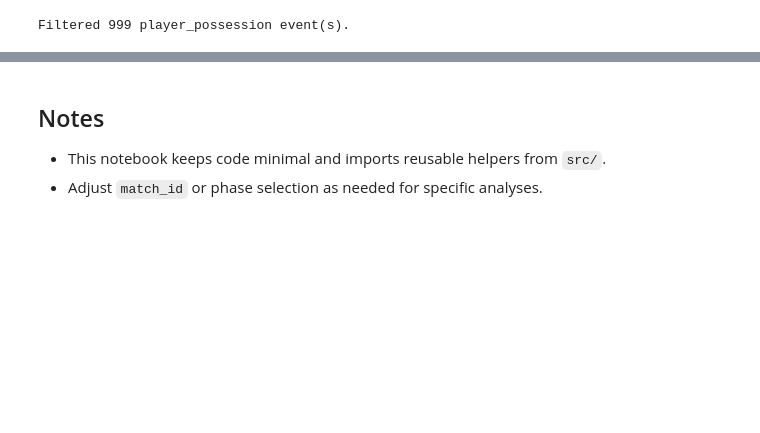
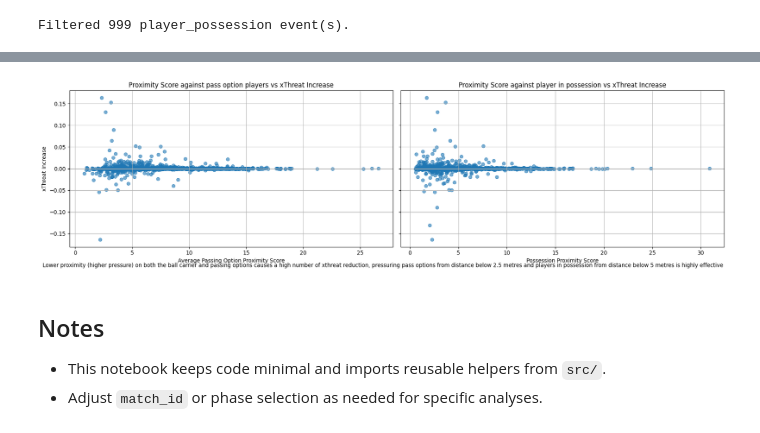
Before and after one commit to falguni7/analytics_cup_research_fg, a Jupyter notebook: submission.ipynb, the cells around one changed output, grey strips where cells are left out. Drawn from its saved outputs; the diff is of its cells as text; code cells hidden in the pictures; blank space fills up the shorter version.

```diff
--- a/submission.ipynb
+++ b/submission.ipynb
@@ -474,3 +370,40 @@ plt.show()
+# %%
+# Side-by-side subplots: avg_po vs xThreat Increase, and pp vs xThreat Increase
+import matplotlib.pyplot as plt
+pp_rows = enriched_de_match[enriched_de_match["event_type"] == "player_possession"]
+
+fig, axes = plt.subplots(1, 2, figsize=(18, 5), sharey=True)
+
+# Left: Average Passing Option Proximity vs xThreat Increase
+axes[0].scatter(
+    pp_rows["avg_po_proximity_score"],
+    pp_rows["xthreat_increase"],
+    alpha=0.6,
+)
+axes[0].set_xlabel("Average Passing Option Proximity Score")
+axes[0].set_ylabel("xThreat Increase")
+axes[0].set_title("Proximity Score against pass option players vs xThreat Increase")
+axes[0].grid(True)
+
+# Right: Possession Proximity vs xThreat Increase
+axes[1].scatter(
+    pp_rows["pp_proximity_score"],
+    pp_rows["xthreat_increase"],
+    alpha=0.6,
+)
+axes[1].set_xlabel("Possession Proximity Score")
+axes[1].set_title("Proximity Score against player in possession vs xThreat Increase")
+axes[1].grid(True)
+
+plt.tight_layout()
+fig.text(
+    0.5, 0.02,
+    "Lower proximity (higher pressure) on both the ball carrier and passing options causes a high number of xthreat reduction, pressuring pass options from distance below 2.5 metres and players in possession from distance below 5 metres is highly effective",
+    ha="center", va="center", fontsize=10
+)
+plt.show()
+# %% [output]
+[figure, added]
 # %% [markdown]
 ## Notes
 - This notebook keeps code minimal and imports reusable helpers from `src/`.
```
Also changed, not shown: parts of 23 cells of this notebook.
